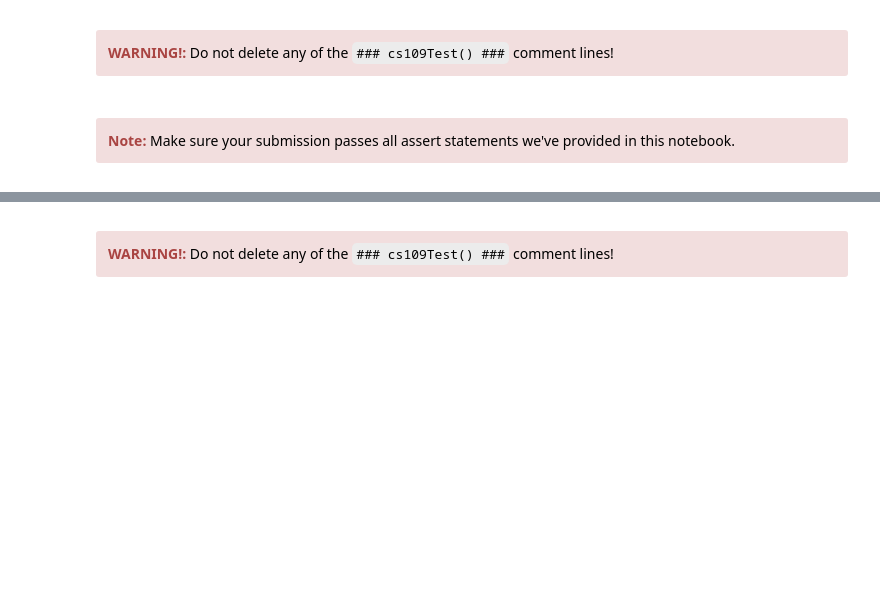
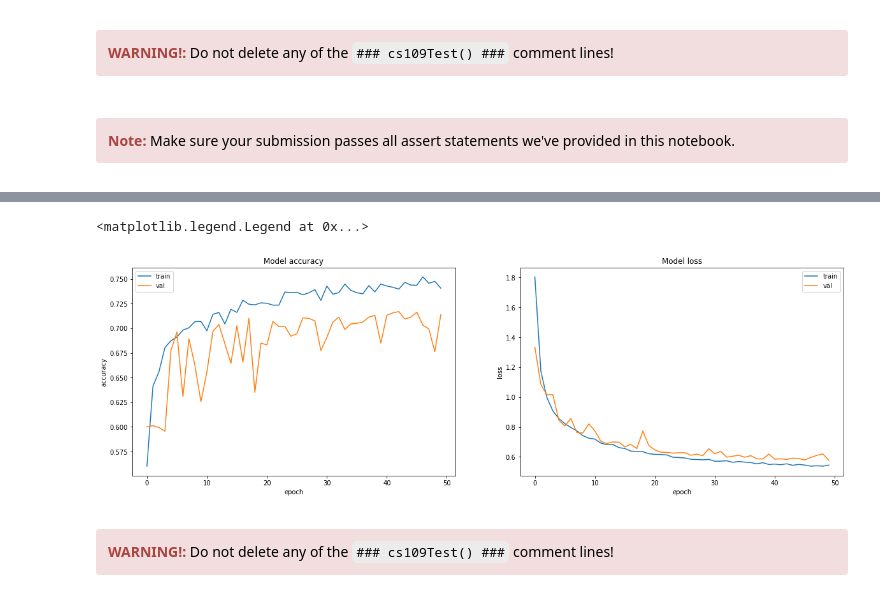
Before and after one commit to katiegrosch/2019-CS109A, a Jupyter notebook: content/homeworks/cs109a_hw7_209/cs109a_hw7.ipynb, the cells around one changed output, grey strips where cells are left out. Saved outputs shown, nothing was run; the diff lists cells and outputs as text; code cells hidden in the pictures; blank space fills up the shorter version.

```diff
--- a/content/homeworks/cs109a_hw7_209/cs109a_hw7.ipynb
+++ b/content/homeworks/cs109a_hw7_209/cs109a_hw7.ipynb
@@ -1011,3 +1075,13 @@ tree_best_test_auc: 0.7300230845245669
+# %%
+### cs109Test (test_4.4) ###
+
+NN_model = tf.keras.models.Sequential([
+    tf.keras.layers.Dense(15, activation='relu', input_shape=(810,)),
+    #tf.keras.layers.BatchNormalization(),
+    #tf.keras.layers.Dropout(0.2),
+    tf.keras.layers.Dense(15, activation='relu', kernel_regularizer= tf.keras.regularizers.l2(l=0.1)),
+    tf.keras.layers.Dense(1, activation='sigmoid')
+])
 # %% [markdown]
 </span></div><div class='alert alert-block alert-danger'><b>Note:</b><span style = 'color:black'> Make sure your submission passes all assert statements we've provided in this notebook.</span></div></div>
 # %%
@@ -1024,0 +1091,3 @@ AssertionError: Variable 'NN_model' does not exist!
+# %%
+NN_model.compile(optimizer='adam', loss='binary_crossentropy', metrics=['accuracy'])
+NN_model_history = NN_model.fit(flights_train, delay_train, validation_split=0.2, batch_size=32, epochs=50, verbose=0)
@@ -1025,2 +1096,22 @@ AssertionError: Variable 'NN_model' does not exist!
+# %%
+# Plot of training vs validation accuracy and loss
+fig, ax = plt.subplots(1,2, figsize=(20,6))
+
+ax[0].plot(NN_model_history.history['accuracy'])
+ax[0].plot(NN_model_history.history['val_accuracy'])
+ax[0].set_title('Model accuracy')
+ax[0].set_ylabel('accuracy')
+ax[0].set_xlabel('epoch')
+ax[0].legend(['train', 'val'], loc='best')
+
+ax[1].plot(NN_model_history.history['loss'])
+ax[1].plot(NN_model_history.history['val_loss'])
+ax[1].set_title('Model loss')
+ax[1].set_ylabel('loss')
+ax[1].set_xlabel('epoch')
+ax[1].legend(['train', 'val'], loc='best')
+# %% [output]
+<matplotlib.legend.Legend at 0x...>
+[figure, added]
 # %% [markdown]
 </span></div><div class='alert alert-block alert-danger'><b>WARNING!:</b><span style = 'color:black'> Do not delete any of the `### cs109Test() ###` comment lines!</span></div></div>
```
Also changed, not shown: parts of 19 cells of this notebook, 3 other files.
